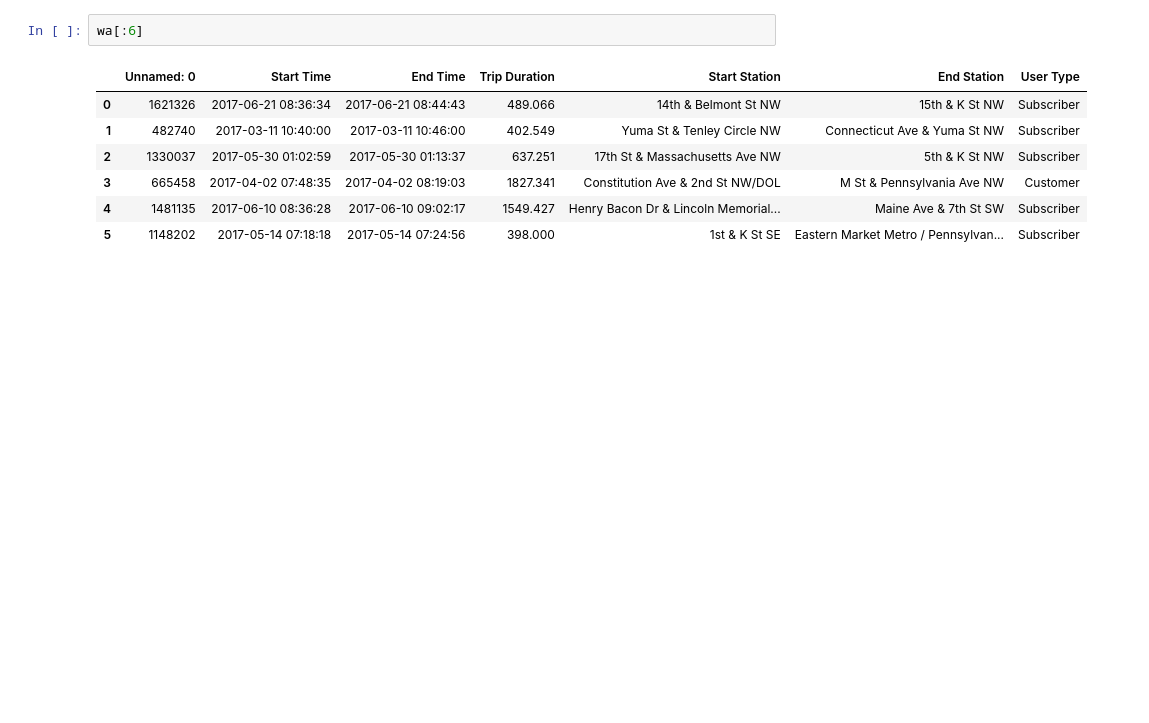
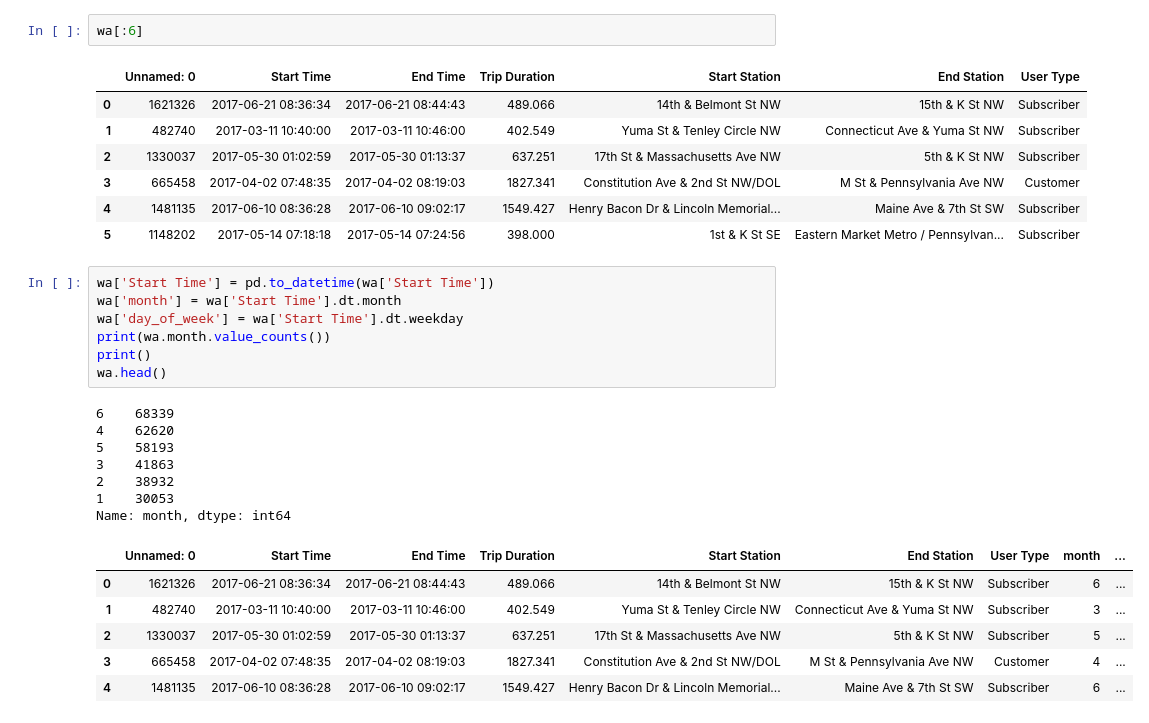
Before and after one commit to jungsNN/pdsnd_github, a Jupyter notebook: bikeshare_jupyter.ipynb, the cells around one changed output. Cells and saved outputs as stored; diff of their text form; blank space fills up the shorter version.

```diff
--- a/bikeshare_jupyter.ipynb
+++ b/bikeshare_jupyter.ipynb
@@ -66,3 +66,24 @@ wa[:6]
 | 3 | 665458 | 2017-04-02 07:48:35 | 2017-04-02 08:19:03 | 1827.341 | Constitution Ave & 2nd St NW/DOL | M St & Pennsylvania Ave NW | Customer |
 | 4 | 1481135 | 2017-06-10 08:36:28 | 2017-06-10 09:02:17 | 1549.427 | Henry Bacon Dr & Lincoln Memorial... | Maine Ave & 7th St SW | Subscriber |
 | 5 | 1148202 | 2017-05-14 07:18:18 | 2017-05-14 07:24:56 | 398.000 | 1st & K St SE | Eastern Market Metro / Pennsylvan... | Subscriber |
+# %%
+wa['Start Time'] = pd.to_datetime(wa['Start Time'])
+wa['month'] = wa['Start Time'].dt.month
+wa['day_of_week'] = wa['Start Time'].dt.weekday
+print(wa.month.value_counts())
+print()
+wa.head()
+# %% [output]
+6    68339
+4    62620
+5    58193
+3    41863
+2    38932
+1    30053
+Name: month, dtype: int64
+|  | Unnamed: 0 | Start Time | End Time | Trip Duration | Start Station | End Station | User Type | month | ... |
+| 0 | 1621326 | 2017-06-21 08:36:34 | 2017-06-21 08:44:43 | 489.066 | 14th & Belmont St NW | 15th & K St NW | Subscriber | 6 | ... |
+| 1 | 482740 | 2017-03-11 10:40:00 | 2017-03-11 10:46:00 | 402.549 | Yuma St & Tenley Circle NW | Connecticut Ave & Yuma St NW | Subscriber | 3 | ... |
+| 2 | 1330037 | 2017-05-30 01:02:59 | 2017-05-30 01:13:37 | 637.251 | 17th St & Massachusetts Ave NW | 5th & K St NW | Subscriber | 5 | ... |
+| 3 | 665458 | 2017-04-02 07:48:35 | 2017-04-02 08:19:03 | 1827.341 | Constitution Ave & 2nd St NW/DOL | M St & Pennsylvania Ave NW | Customer | 4 | ... |
+| 4 | 1481135 | 2017-06-10 08:36:28 | 2017-06-10 09:02:17 | 1549.427 | Henry Bacon Dr & Lincoln Memorial... | Maine Ave & 7th St SW | Subscriber | 6 | ... |
```
Also changed, not shown: parts of 11 cells of this notebook.
